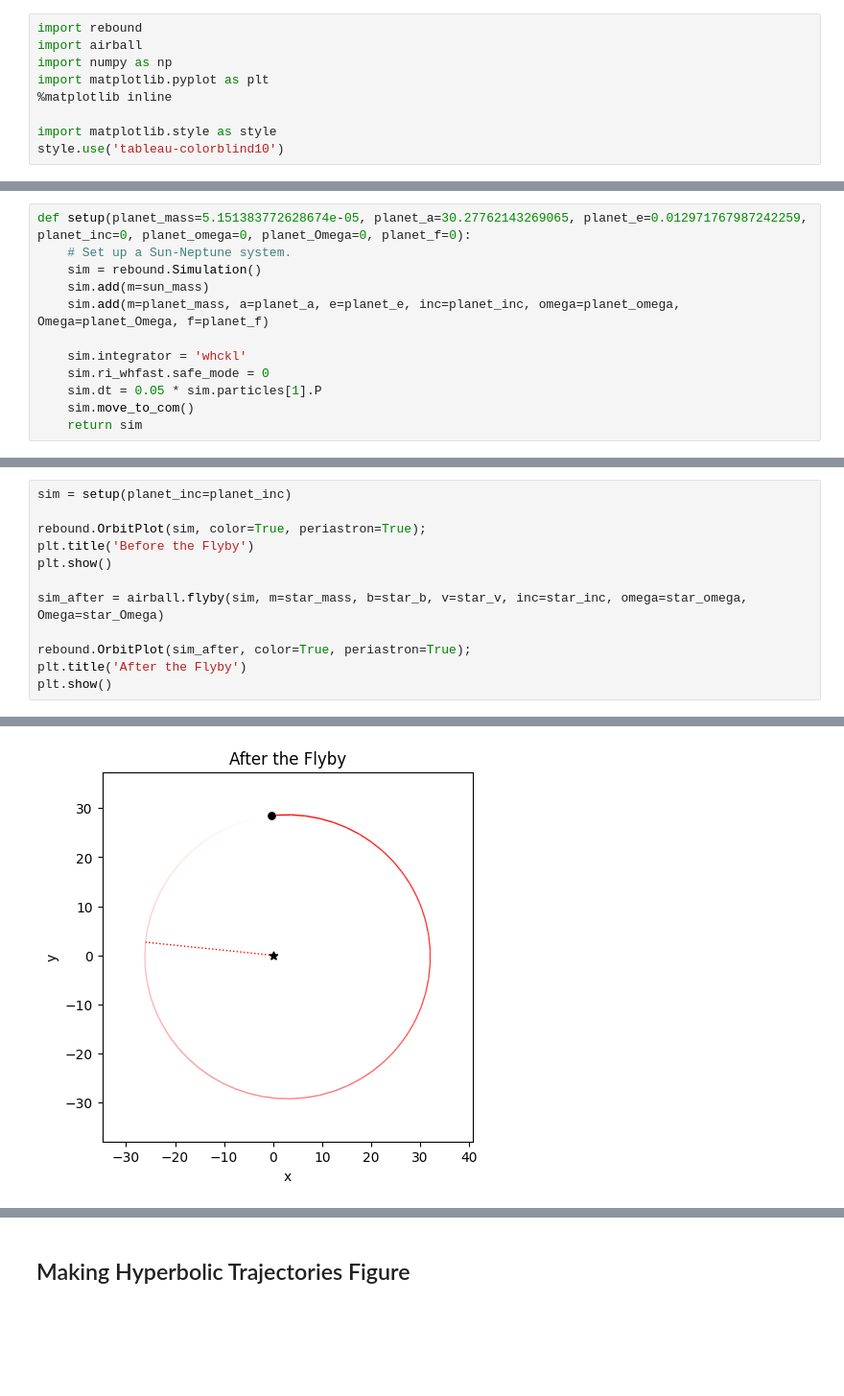
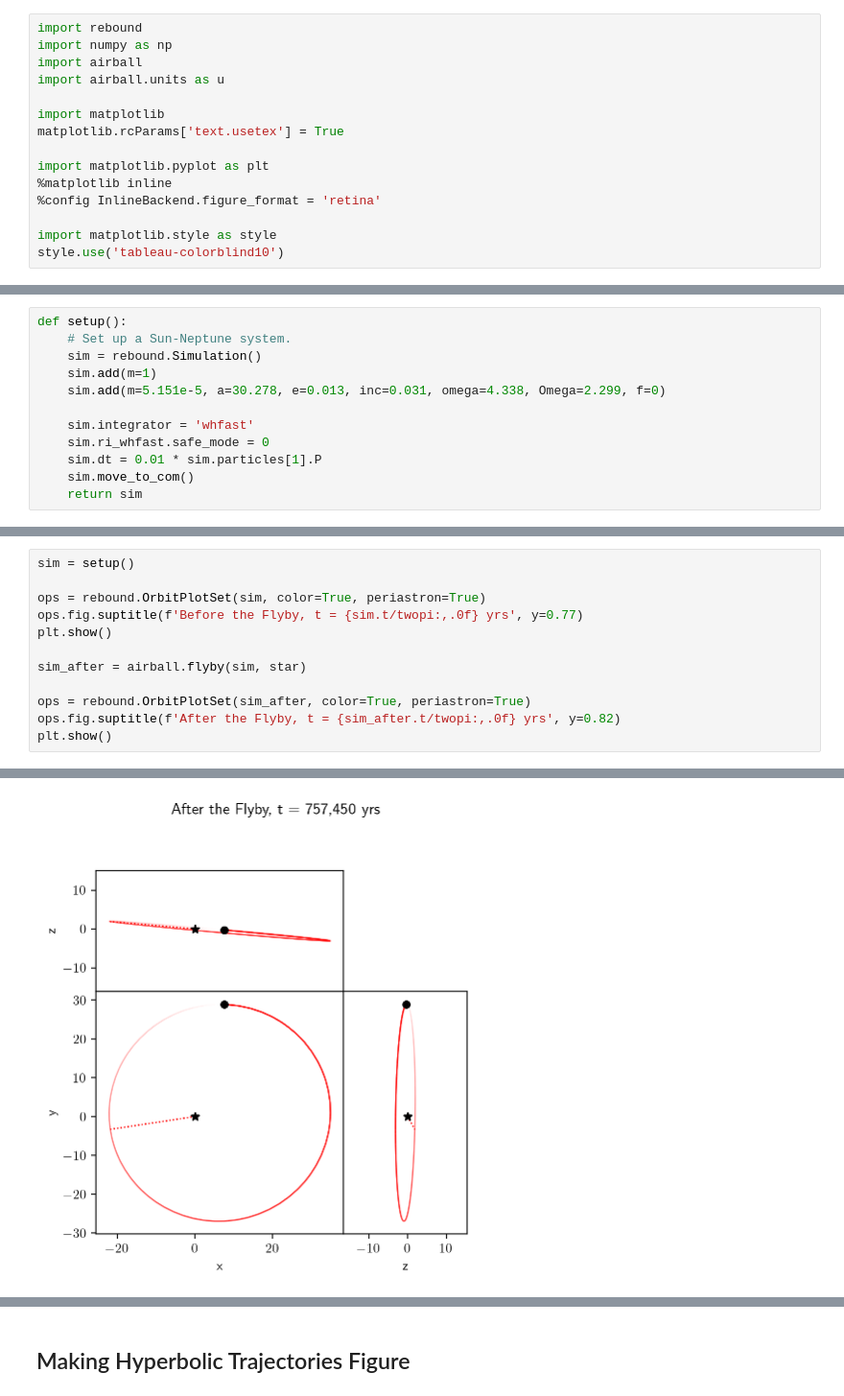
Before and after one commit to zyrxvo/airball, a Jupyter notebook: examples/Basics.ipynb, the cells around one changed output, grey strips where cells are left out. Shown at 96% size. Cells and saved outputs as stored; diff of their text form; blank space fills up the shorter version.

Commit message:
Major overhaul to include Astropy.Units. Added Star, Stars, and IMF classes.

```diff
--- a/examples/Basics.ipynb
+++ b/examples/Basics.ipynb
@@ -26,10 +26,16 @@ As a basic example, we consider a stellar flyby to a Sun-Neptune system.
 First we import `REBOUND`, `airball` `numpy`, and `matplotlib`. We also make sure to use a colour blind friendly palette.
 # %%
 import rebound
+import numpy as np
 import airball
-import numpy as np
+import airball.units as u
+
+import matplotlib
+matplotlib.rcParams['text.usetex'] = True
+
 import matplotlib.pyplot as plt
 %matplotlib inline
+%config InlineBackend.figure_format = 'retina'
 
 import matplotlib.style as style
 style.use('tableau-colorblind10')
@@ -73,13 +58,13 @@ We define a function that returns a consistent `REBOUND` Simulation setup for co
 # %%
-def setup(planet_mass=5.151383772628674e-05, planet_a=30.27762143269065, planet_e=0.012971767987242259, planet_inc=0, planet_omega=0, planet_Omega=0, planet_f=0):
+def setup():
     # Set up a Sun-Neptune system.
     sim = rebound.Simulation()
-    sim.add(m=sun_mass)
-    sim.add(m=planet_mass, a=planet_a, e=planet_e, inc=planet_inc, omega=planet_omega, Omega=planet_Omega, f=planet_f)
+    sim.add(m=1)
+    sim.add(m=5.151e-5, a=30.278, e=0.013, inc=0.031, omega=4.338, Omega=2.299, f=0)
 
-    sim.integrator = 'whckl'
+    sim.integrator = 'whfast'
     sim.ri_whfast.safe_mode = 0
-    sim.dt = 0.05 * sim.particles[1].P
+    sim.dt = 0.01 * sim.particles[1].P
     sim.move_to_com()
     return sim
 # %% [markdown]
@@ -87,14 +72,14 @@ def setup(planet_mass=5.151383772628674e-05, planet_a=30.27762143269065, planet_
 Run the flyby simulation showing the details of the flyby setup with snapshots of the system before and after the flyby.
 # %%
-sim = setup(planet_inc=planet_inc)
+sim = setup()
 
-rebound.OrbitPlot(sim, color=True, periastron=True);
-plt.title('Before the Flyby')
+ops = rebound.OrbitPlotSet(sim, color=True, periastron=True)
+ops.fig.suptitle(f'Before the Flyby, t = {sim.t/twopi:,.0f} yrs', y=0.77)
 plt.show()
 
-sim_after = airball.flyby(sim, m=star_mass, b=star_b, v=star_v, inc=star_inc, omega=star_omega, Omega=star_Omega)
+sim_after = airball.flyby(sim, star)
 
-rebound.OrbitPlot(sim_after, color=True, periastron=True);
-plt.title('After the Flyby')
+ops = rebound.OrbitPlotSet(sim_after, color=True, periastron=True)
+ops.fig.suptitle(f'After the Flyby, t = {sim_after.t/twopi:,.0f} yrs', y=0.82)
 plt.show()
 # %% [output]
@@ -102,2 +87,2 @@ plt.show()
-[figure, old version]
+[figure, new version]
 # %% [markdown]
```
Also changed, not shown: parts of 23 cells of this notebook, 11 other files.
